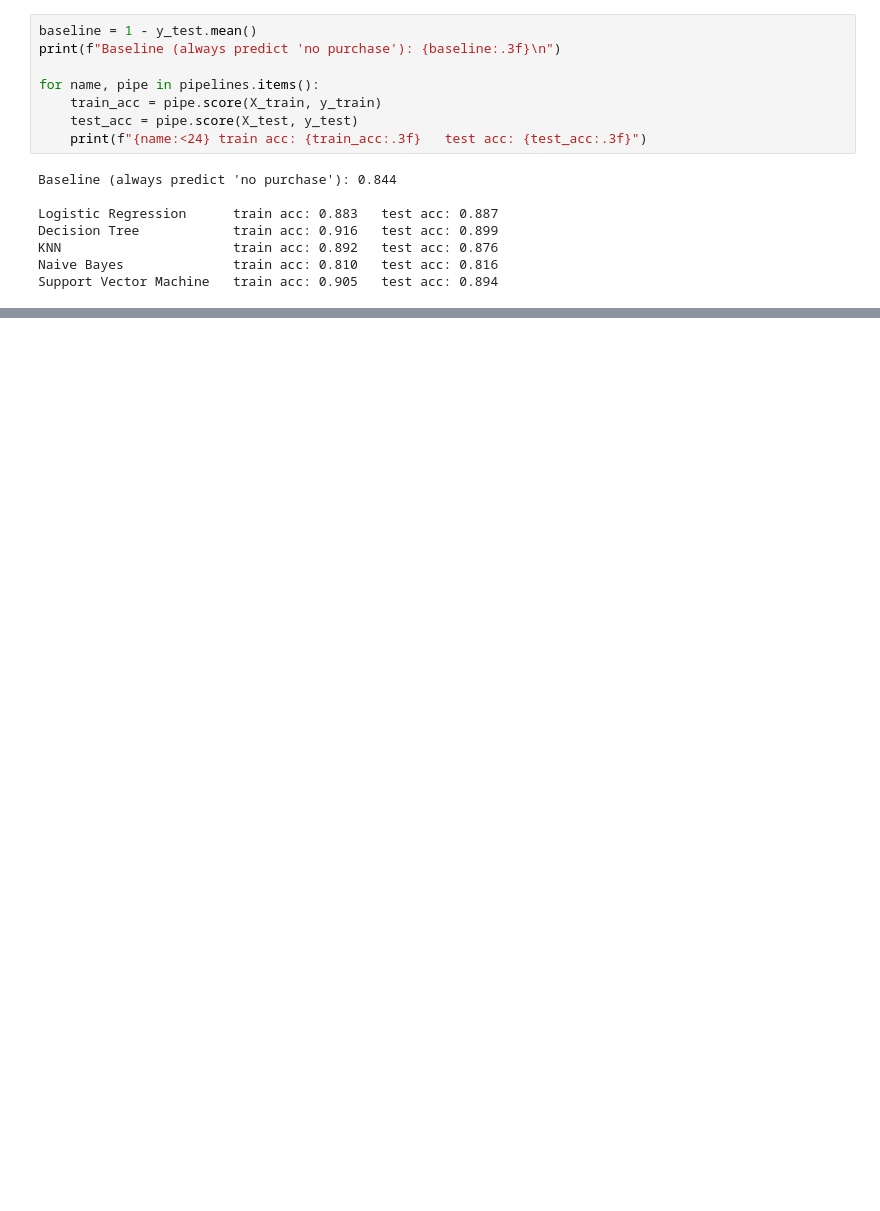
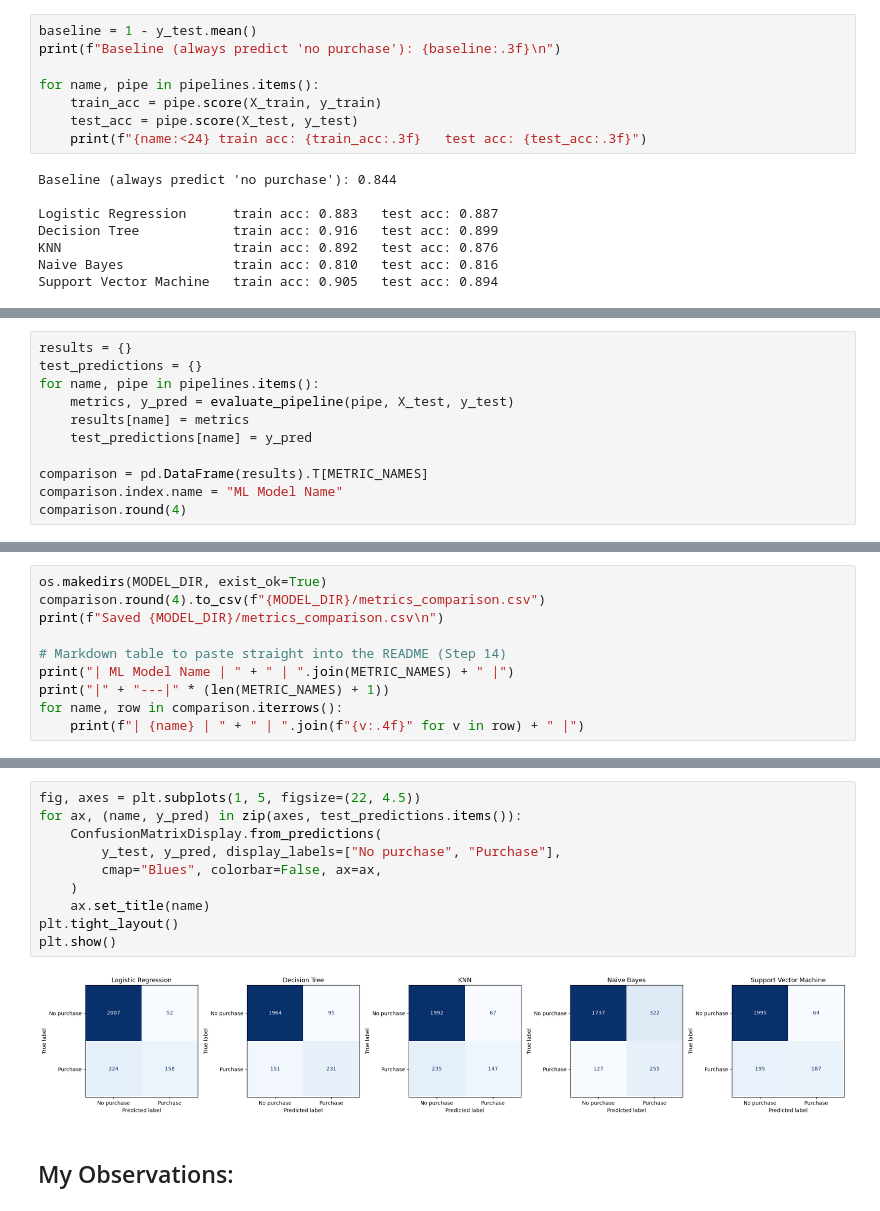
Before and after one commit to nm0349/2026-ml-assignment-2, a Jupyter notebook: ml-assignment-2.ipynb, the cells around one changed output, grey strips where cells are left out. Drawn from its saved outputs; the diff is of its cells as text; blank space fills up the shorter version.

Commit message:
evaluation metrics; save 5 trained pipelines with joblib and model metadata

```diff
--- a/ml-assignment-2.ipynb
+++ b/ml-assignment-2.ipynb
@@ -373,0 +385,11 @@ Support Vector Machine   train acc: 0.905   test acc: 0.894
+# %%
+results = {}
+test_predictions = {}
+for name, pipe in pipelines.items():
+    metrics, y_pred = evaluate_pipeline(pipe, X_test, y_test)
+    results[name] = metrics
+    test_predictions[name] = y_pred
+
+comparison = pd.DataFrame(results).T[METRIC_NAMES]
+comparison.index.name = "ML Model Name"
+comparison.round(4)
@@ -373,0 +414,10 @@ Support Vector Machine   train acc: 0.905   test acc: 0.894
+# %%
+os.makedirs(MODEL_DIR, exist_ok=True)
+comparison.round(4).to_csv(f"{MODEL_DIR}/metrics_comparison.csv")
+print(f"Saved {MODEL_DIR}/metrics_comparison.csv\n")
+
+# Markdown table to paste straight into the README (Step 14)
+print("| ML Model Name | " + " | ".join(METRIC_NAMES) + " |")
+print("|" + "---|" * (len(METRIC_NAMES) + 1))
+for name, row in comparison.iterrows():
+    print(f"| {name} | " + " | ".join(f"{v:.4f}" for v in row) + " |")
@@ -373,0 +434,14 @@ Support Vector Machine   train acc: 0.905   test acc: 0.894
+# %%
+fig, axes = plt.subplots(1, 5, figsize=(22, 4.5))
+for ax, (name, y_pred) in zip(axes, test_predictions.items()):
+    ConfusionMatrixDisplay.from_predictions(
+        y_test, y_pred, display_labels=["No purchase", "Purchase"],
+        cmap="Blues", colorbar=False, ax=ax,
+    )
+    ax.set_title(name)
+plt.tight_layout()
+plt.show()
+# %% [output]
+[figure, added]
+# %% [markdown]
+## My Observations:
```
Also changed, not shown: parts of 10 cells of this notebook, 9 other files.
